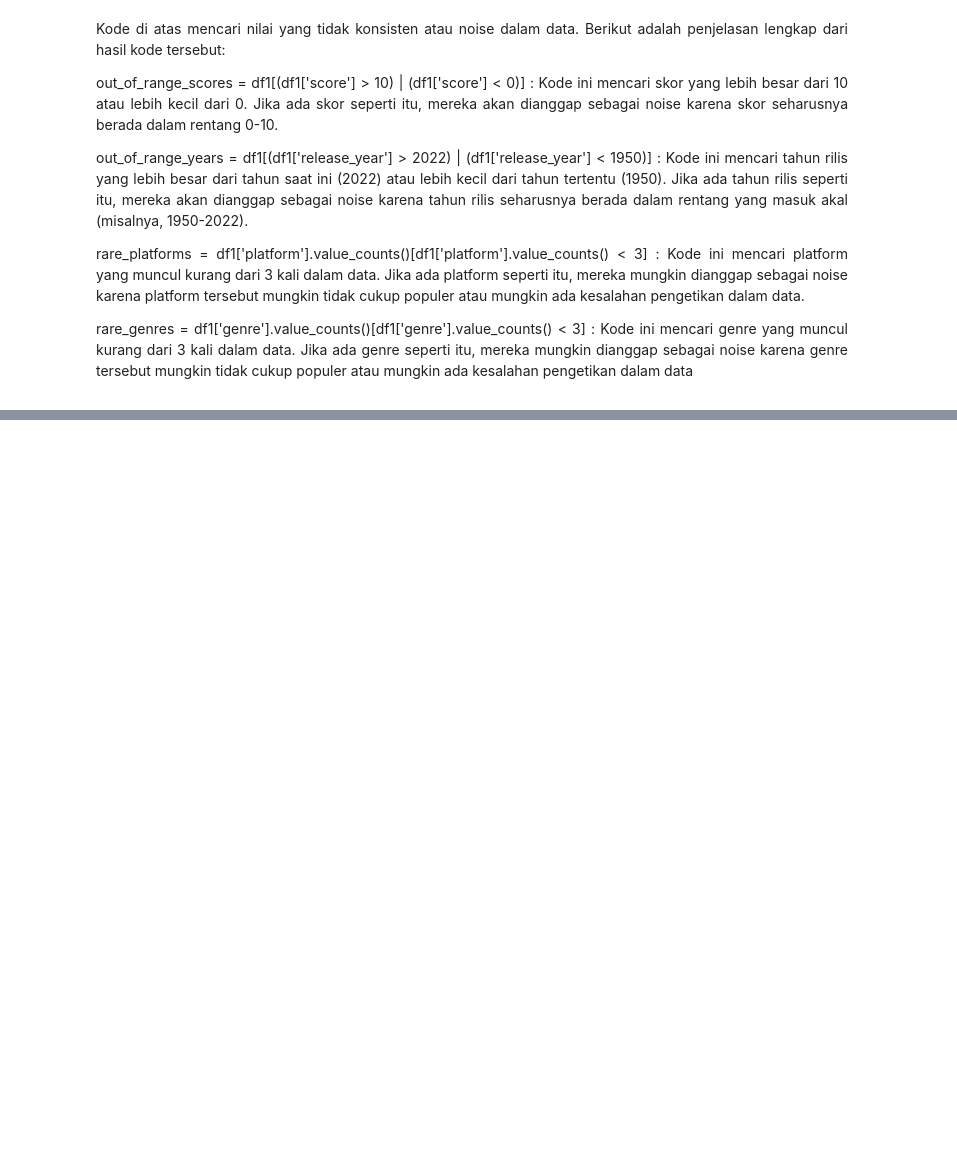
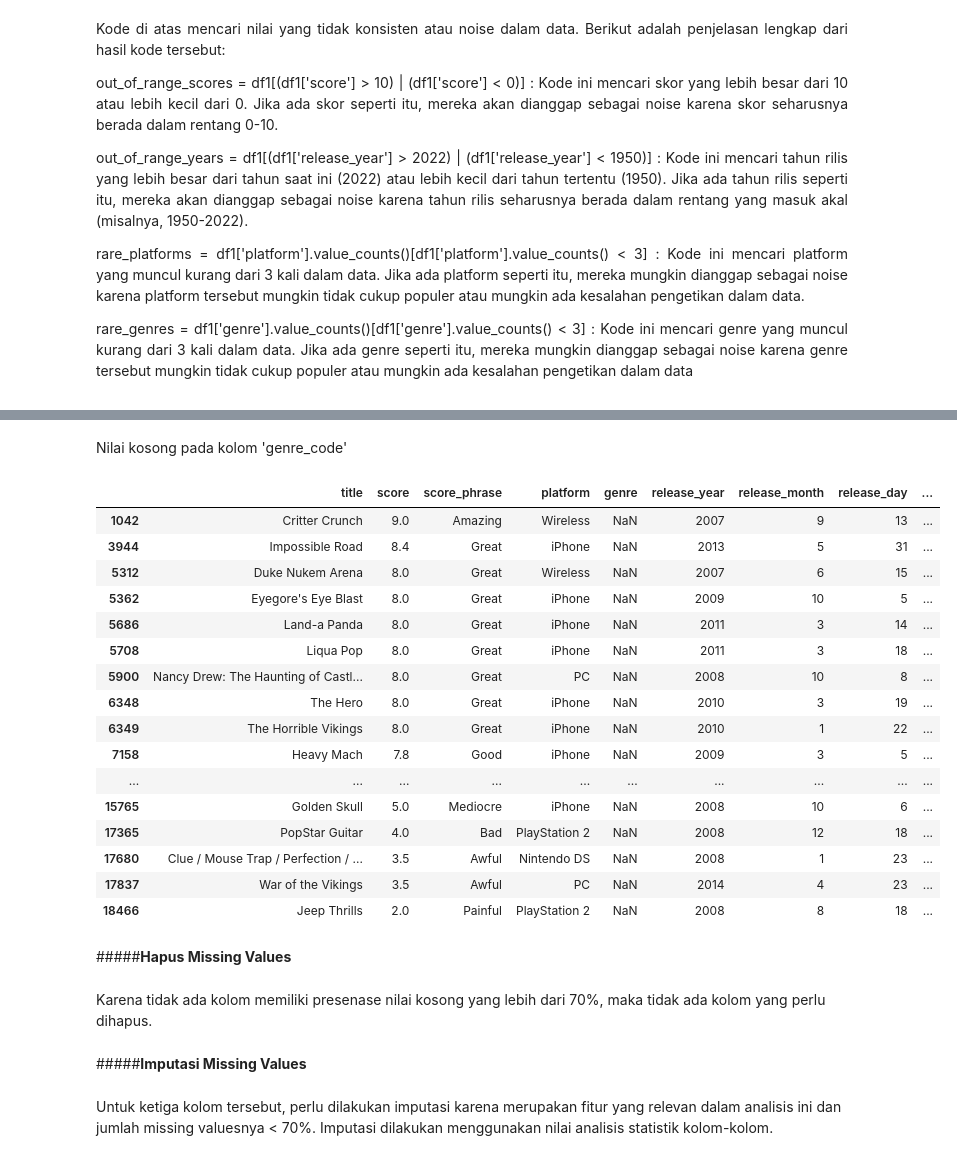
Before and after one commit to mhnbl/Muhammad-Nabil_046_Data-Mining, a Jupyter notebook: Muhammad_Nabil_2209116046.ipynb, the cells around one changed output, grey strips where cells are left out. Saved outputs shown, nothing was run; the diff lists cells and outputs as text; code cells hidden in the pictures; blank space fills up the shorter version.

```diff
--- a/Muhammad_Nabil_2209116046.ipynb
+++ b/Muhammad_Nabil_2209116046.ipynb
@@ -440,0 +514,30 @@ Name: genre, dtype: int64
+# %% [markdown]
+Nilai kosong pada kolom 'genre_code'
+# %%
+df[df['genre_code'].isnull()]
+# %% [output]
+|  | title | score | score_phrase | platform | genre | release_year | release_month | release_day | ... |
+| 1042 | Critter Crunch | 9.0 | Amazing | Wireless | NaN | 2007 | 9 | 13 | ... |
+| 3944 | Impossible Road | 8.4 | Great | iPhone | NaN | 2013 | 5 | 31 | ... |
+| 5312 | Duke Nukem Arena | 8.0 | Great | Wireless | NaN | 2007 | 6 | 15 | ... |
+| 5362 | Eyegore's Eye Blast | 8.0 | Great | iPhone | NaN | 2009 | 10 | 5 | ... |
+| 5686 | Land-a Panda | 8.0 | Great | iPhone | NaN | 2011 | 3 | 14 | ... |
+| 5708 | Liqua Pop | 8.0 | Great | iPhone | NaN | 2011 | 3 | 18 | ... |
+| 5900 | Nancy Drew: The Haunting of Castl... | 8.0 | Great | PC | NaN | 2008 | 10 | 8 | ... |
+| 6348 | The Hero | 8.0 | Great | iPhone | NaN | 2010 | 3 | 19 | ... |
+| 6349 | The Horrible Vikings | 8.0 | Great | iPhone | NaN | 2010 | 1 | 22 | ... |
+| 7158 | Heavy Mach | 7.8 | Good | iPhone | NaN | 2009 | 3 | 5 | ... |
+| ... | ... | ... | ... | ... | ... | ... | ... | ... | ... |
+| 15765 | Golden Skull | 5.0 | Mediocre | iPhone | NaN | 2008 | 10 | 6 | ... |
+| 17365 | PopStar Guitar | 4.0 | Bad | PlayStation 2 | NaN | 2008 | 12 | 18 | ... |
+| 17680 | Clue / Mouse Trap / Perfection / ... | 3.5 | Awful | Nintendo DS | NaN | 2008 | 1 | 23 | ... |
+| 17837 | War of the Vikings | 3.5 | Awful | PC | NaN | 2014 | 4 | 23 | ... |
+| 18466 | Jeep Thrills | 2.0 | Painful | PlayStation 2 | NaN | 2008 | 8 | 18 | ... |
+# %% [markdown]
+#####**Hapus Missing Values**
+# %% [markdown]
+Karena tidak ada kolom memiliki presenase nilai kosong yang lebih dari 70%, maka tidak ada kolom yang perlu dihapus.
+# %% [markdown]
+#####**Imputasi Missing Values**
+# %% [markdown]
+Untuk ketiga kolom tersebut, perlu dilakukan imputasi karena merupakan fitur yang relevan dalam analisis ini dan jumlah missing valuesnya < 70%. Imputasi dilakukan menggunakan nilai analisis statistik kolom-kolom.
```
Also changed, not shown: parts of 62 cells of this notebook.
